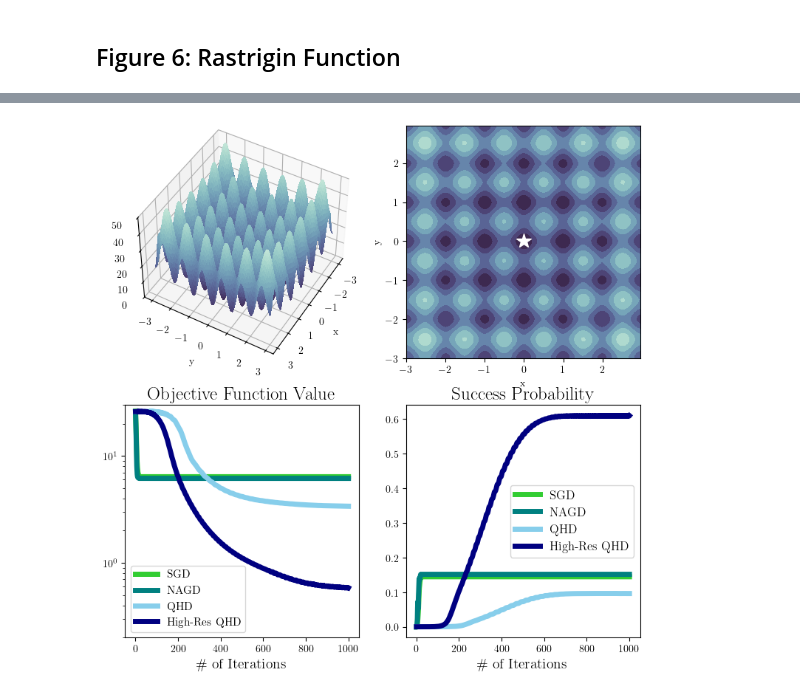
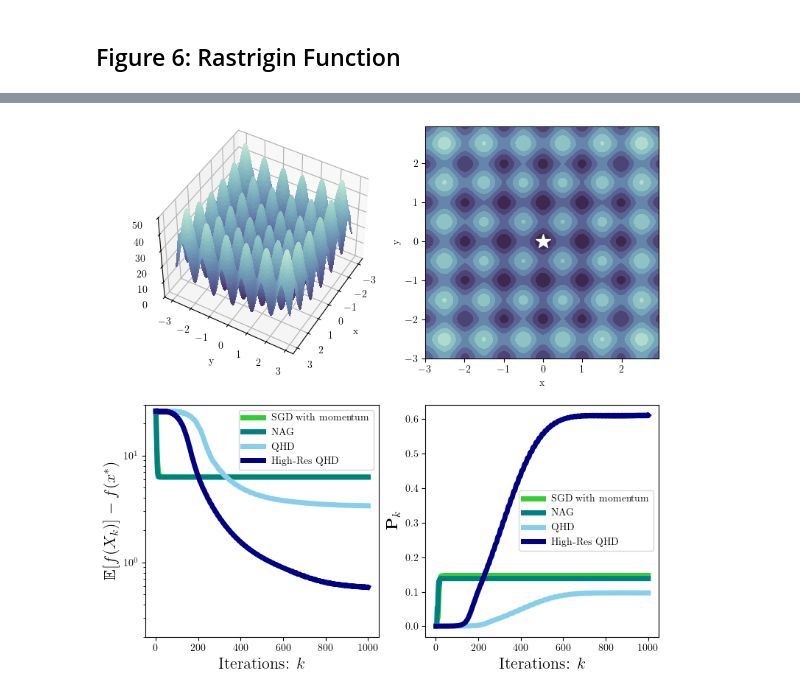
Before and after one commit to jiaqileng/Gradient-Based-QHD, a Jupyter notebook: 2d_experiments.ipynb, the cells around one changed output, grey strips where cells are left out. Drawn from its saved outputs; the diff is of its cells as text; code cells hidden in the pictures.

Commit message:
update figures

```diff
--- a/2d_experiments.ipynb
+++ b/2d_experiments.ipynb
@@ -264,3 +310,9 @@ for i in range(len(wave_fun_1)):
 
     grad_norm_1.append(np.sum(prob_1 * model.G2))
     grad_norm_2.append(np.sum(prob_2 * model.G2))
+# %%
+OBJ_DATA = [obj_val_3, obj_val_4, obj_val_1, obj_val_2]
+GRAD_NM_DATA = [grad_norm_3, grad_norm_4, grad_norm_1, grad_norm_2]
+LABELS = ['SGD with momentum', 'NAG', 'QHD', 'High-Res QHD']
+COLORS = ['limegreen', 'teal', 'skyblue', 'navy']
+MARKERS = ['o', 'X', 's', 'v']
@@ -354,4 +430,4 @@ snapshot_times_0, obj_val_0, success_prob_0  = model.qhd_simulator(T, 1000, 1)
 snapshot_times_1, obj_val_1, success_prob_1 = model.high_res_qhd_simulator(T, 1000, 1)
 # snapshot_times_2, obj_val_2, success_prob_2 = model.gd_samples(1000, 1000, 1e-2)
 snapshot_times_3, obj_val_3, success_prob_3 = model.nesterov_samples(1000, 1000, 1e-2)
-snapshot_times_4, obj_val_4, success_prob_4 = model.sgd_samples(1000, 1000, 1e-2)
+snapshot_times_4, obj_val_4, success_prob_4 = model.sgd_momentum_samples(1000, 1000, 1e-2)
@@ -478,7 +544,7 @@ snapshot_times_0, obj_val_0, success_prob_0  = model.qhd_simulator(T, 500, 1)
 snapshot_times_1, obj_val_1, success_prob_1 = model.high_res_qhd_simulator(T, 500, 1)
 # snapshot_times_2, obj_val_2, success_prob_2 = model.gd_samples(1000, 1000, 1e-2)
 snapshot_times_3, obj_val_3, success_prob_3 = model.nesterov_samples(1000, 500, 2e-2)
-snapshot_times_4, obj_val_4, success_prob_4 = model.sgd_samples(1000, 500, 2e-2)
+snapshot_times_4, obj_val_4, success_prob_4 = model.sgd_momentum_samples(1000, 500, 2e-2)
 # %%
 # Figure 3
 
@@ -650,15 +659,15 @@ snapshot_times_0, obj_val_0, success_prob_0 = model.qhd_simulator(T, 1000, 1)
 snapshot_times_1, obj_val_1, success_prob_1 = model.high_res_qhd_simulator(T, 1000, 1)
 # snapshot_times_2, obj_val_2, success_prob_2 = model.gd_samples(1000, 1000, 5e-3)
 snapshot_times_3, obj_val_3, success_prob_3 = model.nesterov_samples(1000, 1000, 1e-3)
-snapshot_times_4, obj_val_4, success_prob_4 = model.sgd_samples(1000, 1000, 1e-3)
+snapshot_times_4, obj_val_4, success_prob_4 = model.sgd_momentum_samples(1000, 1000, 1e-3)
 # %%
 # Figure 4
-# plt.style.use('_mpl-gallery')
 
 fig = plt.figure(figsize=(9, 9))
 plt.rcParams.update({
     "text.usetex": True,
-    "font.family": "DejaVu Serif"
+    "font.family": "DejaVu Serif",
+    "text.latex.preamble": r"\usepackage{amsfonts}"
 })
 cm = sns.cubehelix_palette(start=.5, rot=-.5, reverse=True, as_cmap=True)
 # cm = sns.color_palette("rocket", as_cmap=True)
@@ -675,7 +684,7 @@ ax1.zaxis.set_major_locator(LinearLocator(6))
 # A StrMethodFormatter is used automatically
 # ax1.zaxis.set_major_formatter('{x:.1f}')
 
-LABELS = ['SGD', 'NAGD', 'QHD', 'High-Res QHD']
+LABELS = ['SGD with momentum', 'NAG', 'QHD', 'High-Res QHD']
 COLORS = ['limegreen', 'teal', 'skyblue', 'navy']
 
 
@@ -686,47 +695,38 @@ ax2.set_xlabel('x')
 ax2.set_ylabel('y')
 
 ax3 = fig.add_subplot(223)
 
 y_data_0 = obj_val_0 - fmin
 y_data_1 = obj_val_1 - fmin
 # y_data_2 = obj_val_2 - fmin
 y_data_3 = obj_val_3 - fmin
 y_data_4 = obj_val_4 - fmin
 
 # X_DATA_3 = [snapshot_times_4, snapshot_times_3, snapshot_times_0, snapshot_times_1]
 iter_number = np.linspace(1, 1000, 1000)
 Y_DATA_3 = [y_data_4, y_data_3, y_data_0, y_data_1]
 
 for i in range(4):
     ax3.plot(iter_number, Y_DATA_3[i], label=LABELS[i], color=COLORS[i], linewidth=5)
-# ax3.plot(snapshot_times_1, y_data_1, label='High-Res QHD', linewidth=3, color='indigo')
-# ax3.plot(snapshot_times_0, y_data_0, label='QHD', linewidth=3, color='royalblue')
-# # ax3.plot(snapshot_times_2, y_data_2, label='GD', linewidth=5)
-# ax3.plot(snapshot_times_3, y_data_3, label='NAGD', linewidth=3, color='skyblue')
-# ax3.plot(snapshot_times_4, y_data_4, label='SGD', linewidth=3, color='teal')
 
-ax3.legend(fontsize=11)
+ax3.legend(fontsize=10)
 ax3.set_yscale('log')
-ax3.set_title('Objective Function Value', fontsize=18)
-ax3.set_xlabel('\# of Iterations', fontsize=14)
+ax3.set_xlabel('Iterations: ' + r'$k$', fontsize=16)
+ax3.set_ylabel(r'$\mathbb{E}[f(X_k)] - f(x^*)$', fontsize=16)
 ax3.set_ylim([2e-1,30])
 
 
 ax4 = fig.add_subplot(224)
 
 Y_DATA_4 = [success_prob_4, success_prob_3, success_prob_0, success_prob_1]
 
 for i in range(4):
     ax4.plot(iter_number, Y_DATA_4[i], label=LABELS[i], color=COLORS[i], linewidth=5)
-# ax4.plot(snapshot_times_0, success_prob_0, label='QHD', linewidth=5)
-# ax4.plot(snapshot_times_1, success_prob_1, label='High-res QHD', linewidth=5)
-# # ax3.plot(snapshot_times_2, success_prob_2, label='GD', linewidth=5)
-# ax4.plot(snapshot_times_3, success_prob_3, label='NAGD', linewidth=5)
-# ax4.plot(snapshot_times_4, success_prob_4, label='SGD', linewidth=5)
-ax4.legend(fontsize=12)
-ax4.set_title('Success Probability', fontsize=18)
-ax4.set_xlabel('\# of Iterations', fontsize=14)
+
+ax4.legend(fontsize=10)
+ax4.set_xlabel('Iterations: ' + r'$k$', fontsize=16)
+ax4.set_ylabel(r'$\mathbf{P}_k$', fontsize=16)
 
 # plt.savefig('rastrigin.png', dpi=300, bbox_inches='tight')
 # %% [output]
-[figure, old version]
+[figure, new version]
```
Also changed, not shown: parts of 23 cells of this notebook, 1 other file.
